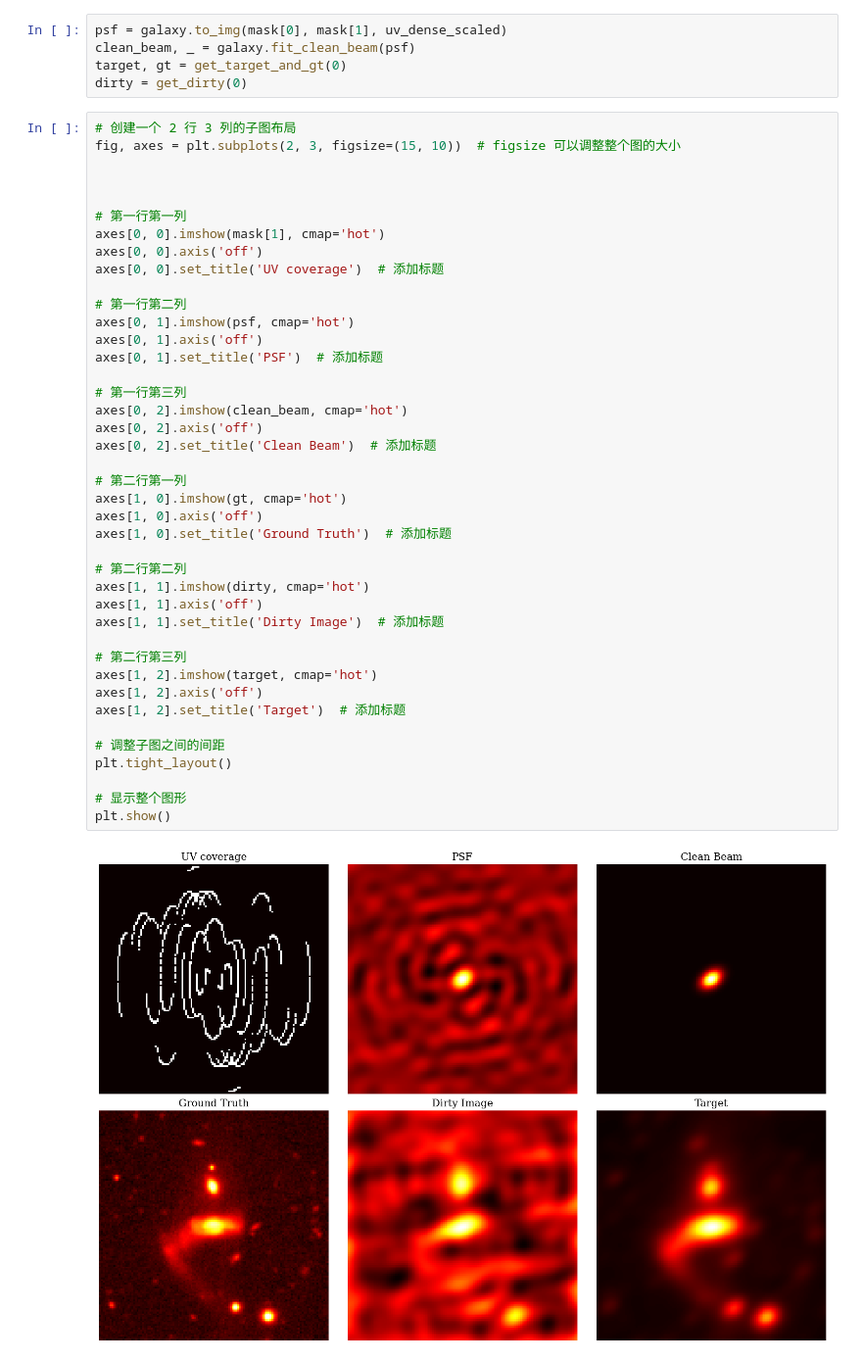
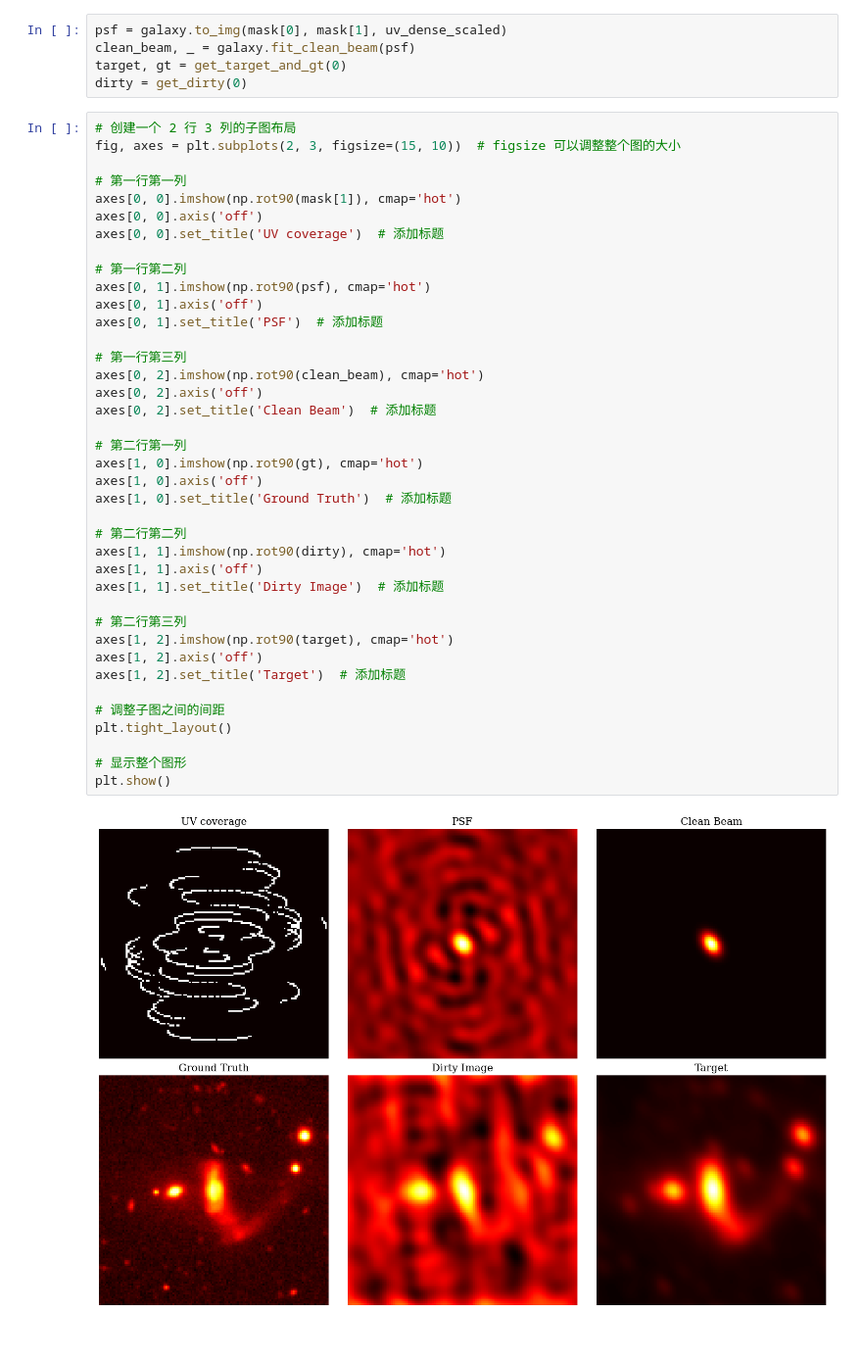
Before and after one commit to urahyou/AI_CLEAN, a Jupyter notebook: create_dataset_new.ipynb, the cells around one changed output. Shown at 98% size. Cells and saved outputs as stored; diff of their text form.

```diff
--- a/create_dataset_new.ipynb
+++ b/create_dataset_new.ipynb
@@ -119,42 +122,40 @@ dirty = get_dirty(0)
 # 创建一个 2 行 3 列的子图布局
 fig, axes = plt.subplots(2, 3, figsize=(15, 10))  # figsize 可以调整整个图的大小
 
-
-
 # 第一行第一列
-axes[0, 0].imshow(mask[1], cmap='hot')
+axes[0, 0].imshow(np.rot90(mask[1]), cmap='hot')
 axes[0, 0].axis('off')
 axes[0, 0].set_title('UV coverage')  # 添加标题
 
 # 第一行第二列
-axes[0, 1].imshow(psf, cmap='hot')
+axes[0, 1].imshow(np.rot90(psf), cmap='hot')
 axes[0, 1].axis('off')
 axes[0, 1].set_title('PSF')  # 添加标题
 
 # 第一行第三列
-axes[0, 2].imshow(clean_beam, cmap='hot')
+axes[0, 2].imshow(np.rot90(clean_beam), cmap='hot')
 axes[0, 2].axis('off')
 axes[0, 2].set_title('Clean Beam')  # 添加标题
 
 # 第二行第一列
-axes[1, 0].imshow(gt, cmap='hot')
+axes[1, 0].imshow(np.rot90(gt), cmap='hot')
 axes[1, 0].axis('off')
 axes[1, 0].set_title('Ground Truth')  # 添加标题
 
 # 第二行第二列
-axes[1, 1].imshow(dirty, cmap='hot')
+axes[1, 1].imshow(np.rot90(dirty), cmap='hot')
 axes[1, 1].axis('off')
 axes[1, 1].set_title('Dirty Image')  # 添加标题
 
 # 第二行第三列
-axes[1, 2].imshow(target, cmap='hot')
+axes[1, 2].imshow(np.rot90(target), cmap='hot')
 axes[1, 2].axis('off')
 axes[1, 2].set_title('Target')  # 添加标题
 
 # 调整子图之间的间距
 plt.tight_layout()
 
 # 显示整个图形
 plt.show()
 # %% [output]
-[figure, old version]
+[figure, new version]
```
Also changed, not shown: parts of 1 cell of this notebook, 1 other file.
